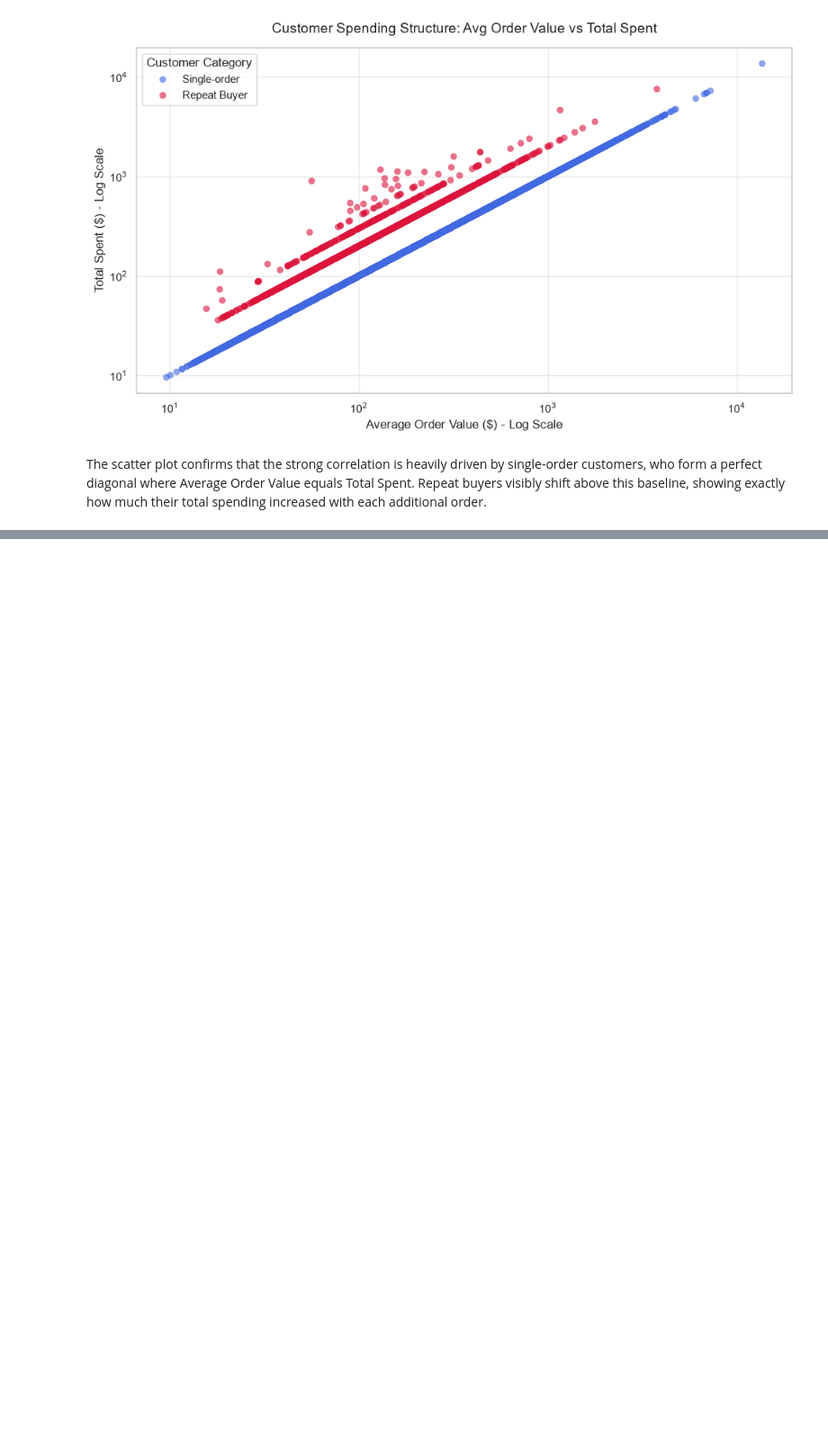
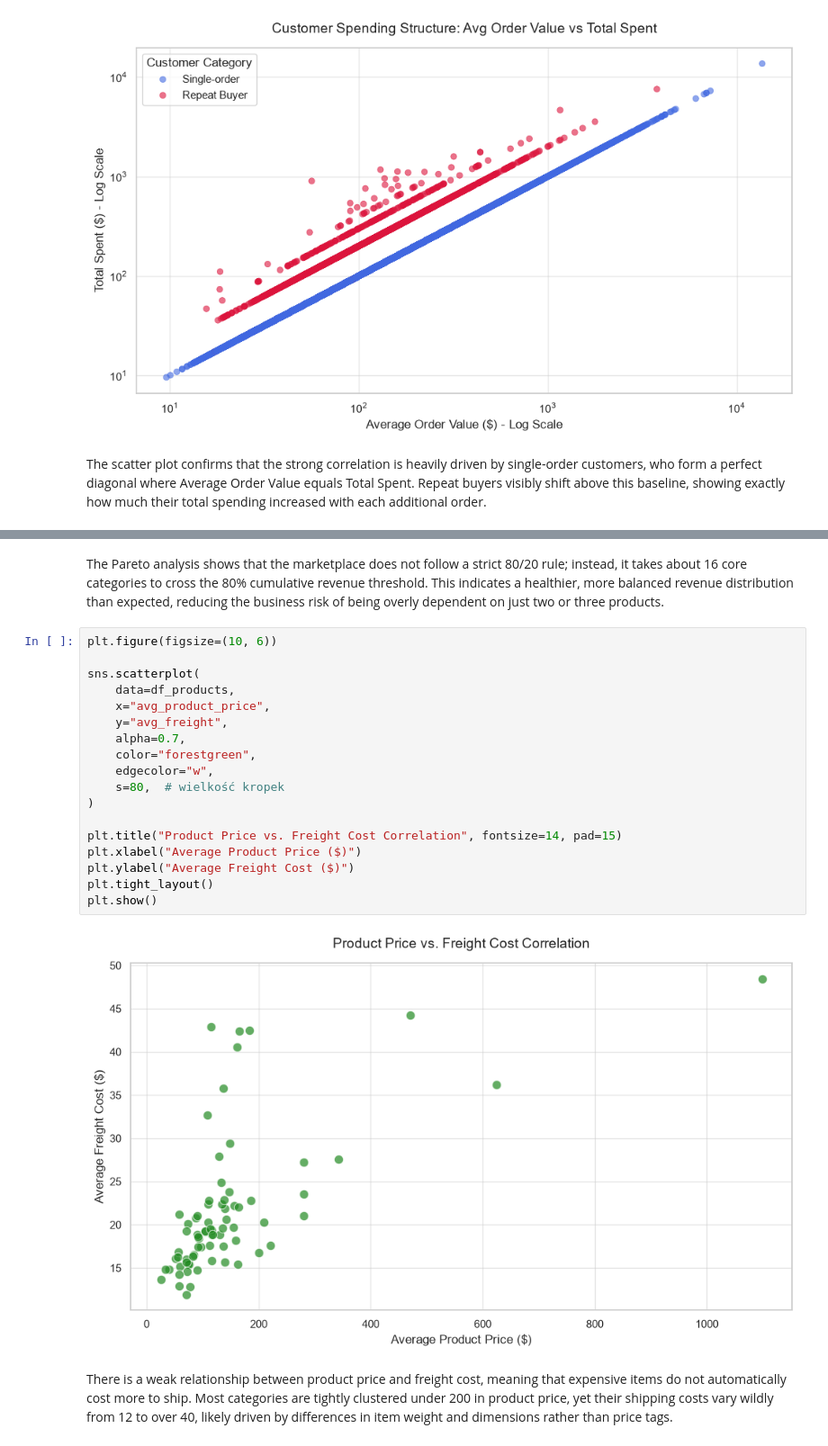
Before and after one commit to MarKotyn/olist-ecommerce-customer-analytics, a Jupyter notebook: python/notebooks/02_eda.ipynb, the cells around one changed output, grey strips where cells are left out. Shown at 90% size. Saved outputs shown, nothing was run; the diff lists cells and outputs as text; blank space fills up the shorter version.

```diff
--- a/python/notebooks/02_eda.ipynb
+++ b/python/notebooks/02_eda.ipynb
@@ -260,0 +355,24 @@ The scatter plot confirms that the strong correlation is heavily driven by singl
+# %% [markdown]
+The Pareto analysis shows that the marketplace does not follow a strict 80/20 rule; instead, it takes about 16 core categories to cross the 80% cumulative revenue threshold. This indicates a healthier, more balanced revenue distribution than expected, reducing the business risk of being overly dependent on just two or three products.
+# %%
+plt.figure(figsize=(10, 6))
+
+sns.scatterplot(
+    data=df_products,
+    x="avg_product_price",
+    y="avg_freight",
+    alpha=0.7,
+    color="forestgreen",
+    edgecolor="w",
+    s=80,  # wielkość kropek
+)
+
+plt.title("Product Price vs. Freight Cost Correlation", fontsize=14, pad=15)
+plt.xlabel("Average Product Price ($)")
+plt.ylabel("Average Freight Cost ($)")
+plt.tight_layout()
+plt.show()
+# %% [output]
+[figure, added]
+# %% [markdown]
+There is a weak relationship between product price and freight cost, meaning that expensive items do not automatically cost more to ship. Most categories are tightly clustered under 200 in product price, yet their shipping costs vary wildly from 12 to over 40, likely driven by differences in item weight and dimensions rather than price tags.
```
Also changed, not shown: parts of 9 cells of this notebook.
